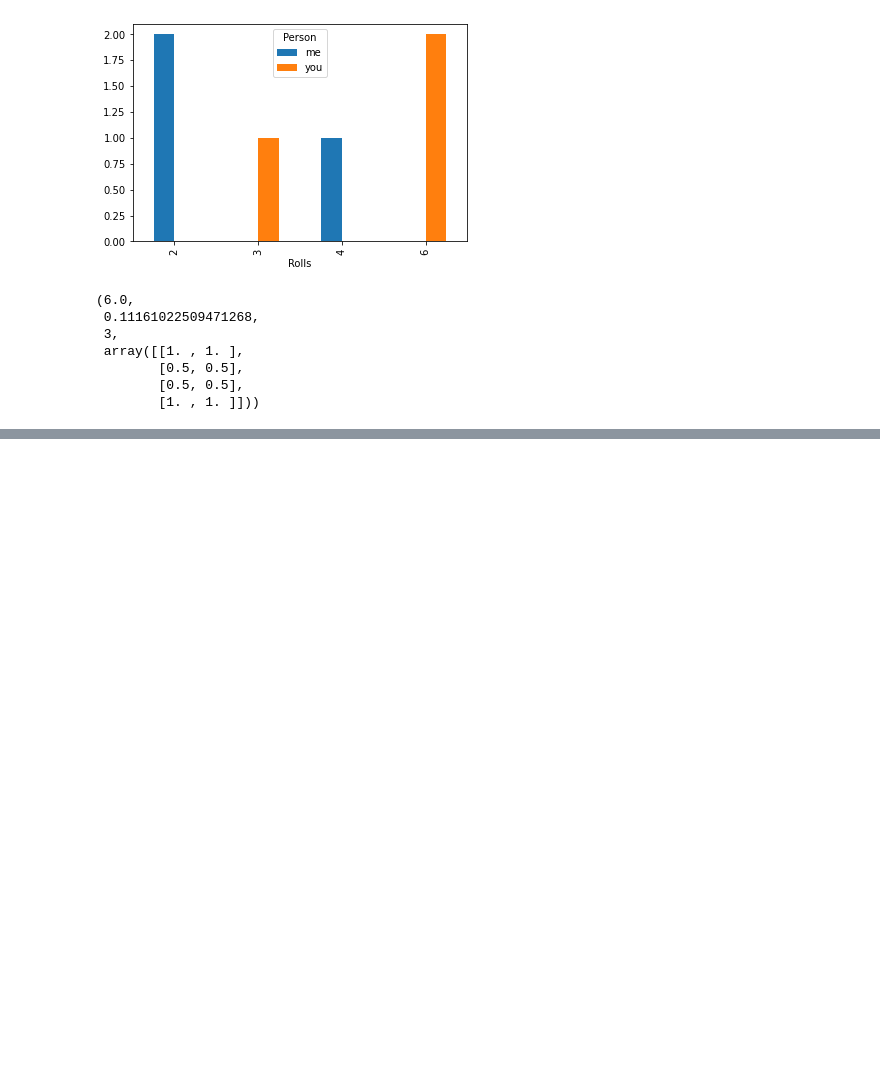
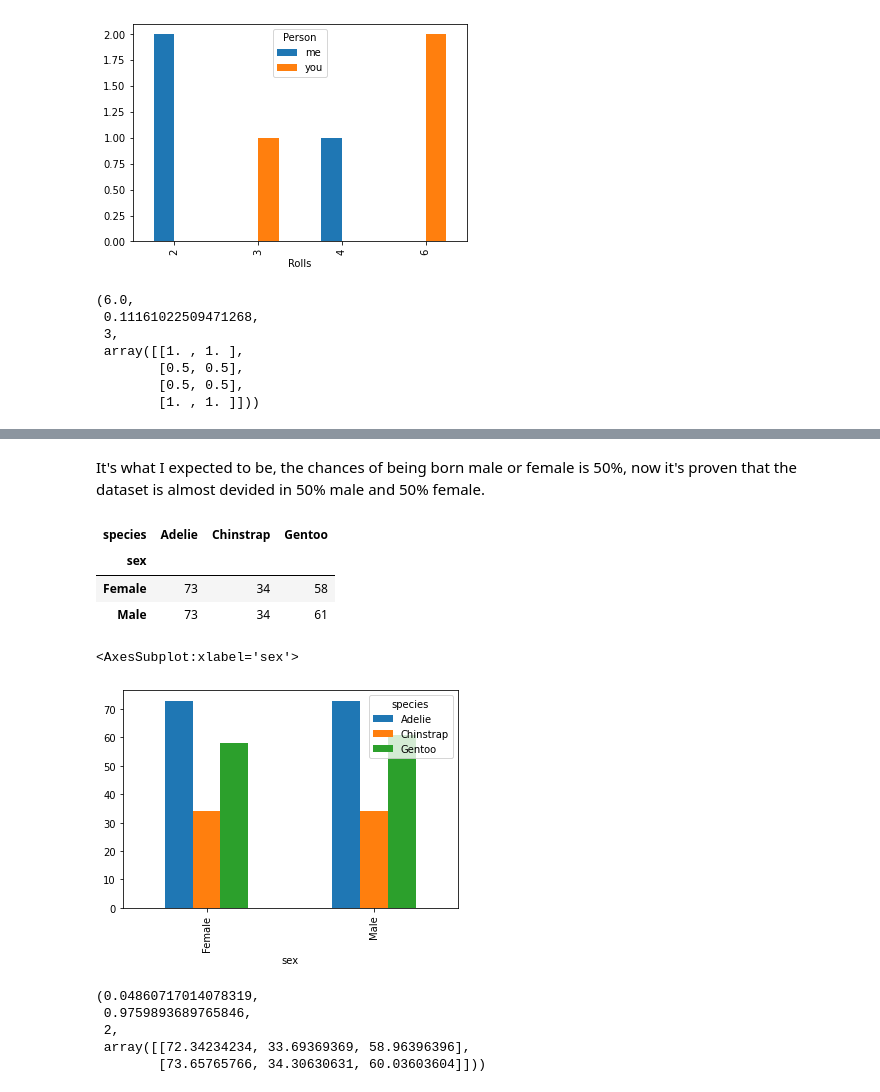
Before and after one commit to NoahKeijzer/DataSciencePortfolio, a Jupyter notebook: Bivariate analysis.ipynb, the cells around one changed output, grey strips where cells are left out. Drawn from its saved outputs; the diff is of its cells as text; code cells hidden in the pictures; blank space fills up the shorter version.

```diff
--- a/Bivariate analysis.ipynb
+++ b/Bivariate analysis.ipynb
@@ -546,3 +546,26 @@ For this bivariate analysis, at least perform the following tasks:
 - Do a chi-squared test. What does the result say? What's the chance of there being a correlation between the two columns?
 
 ![](https://i.imgur.com/0v1CGNV.png)
+# %% [markdown]
+It's what I expected to be, the chances of being born male or female is 50%, now it's proven that the dataset is almost devided in 50% male and 50% female.
+# %%
+contingencyTable = penguins.groupby(['species','sex']).size().unstack('species', fill_value=0)
+contingencyTable
+# %% [output]
+| species | Adelie | Chinstrap | Gentoo |
+| sex |  |  |  |
+| Female | 73 | 34 | 58 |
+| Male | 73 | 34 | 61 |
+# %%
+contingencyTable.plot(kind='bar')
+# %% [output]
+<AxesSubplot:xlabel='sex'>
+[figure, added]
+# %%
+chi2_contingency(contingencyTable)
+# %% [output]
+(0.04860717014078319,
+ 0.9759893689765846,
+ 2,
+ array([[72.34234234, 33.69369369, 58.96396396],
+        [73.65765766, 34.30630631, 60.03603604]]))
```
Also changed, not shown: parts of 23 cells of this notebook, 18 other files.
